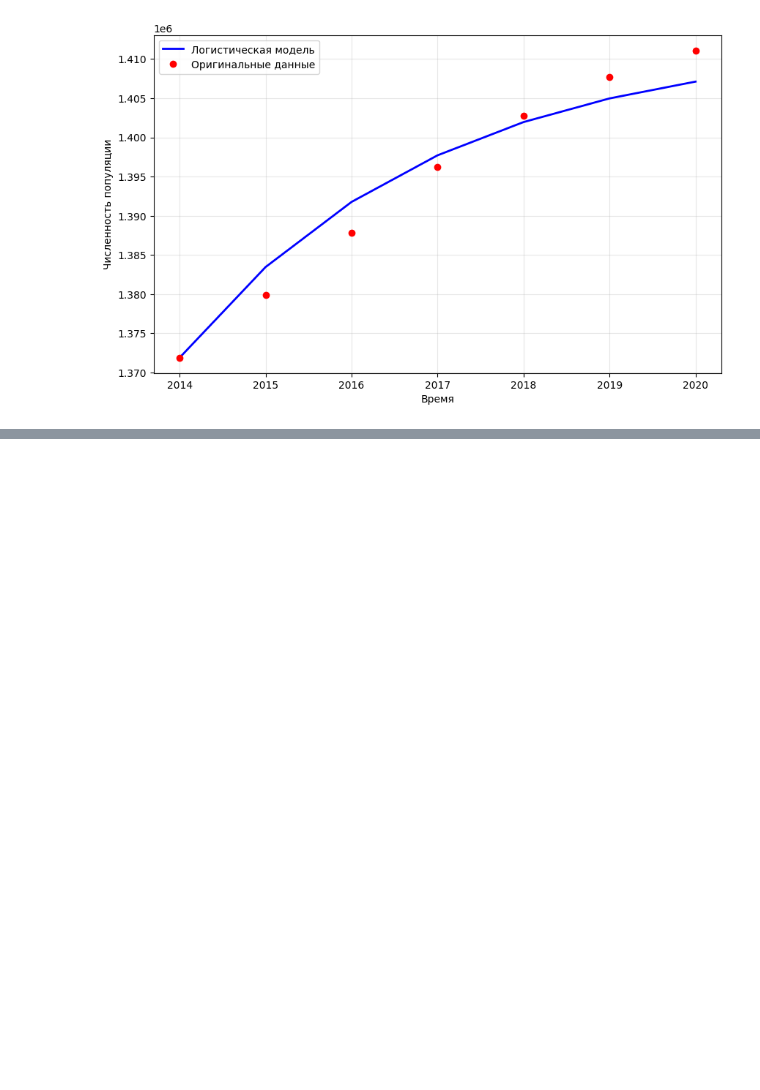
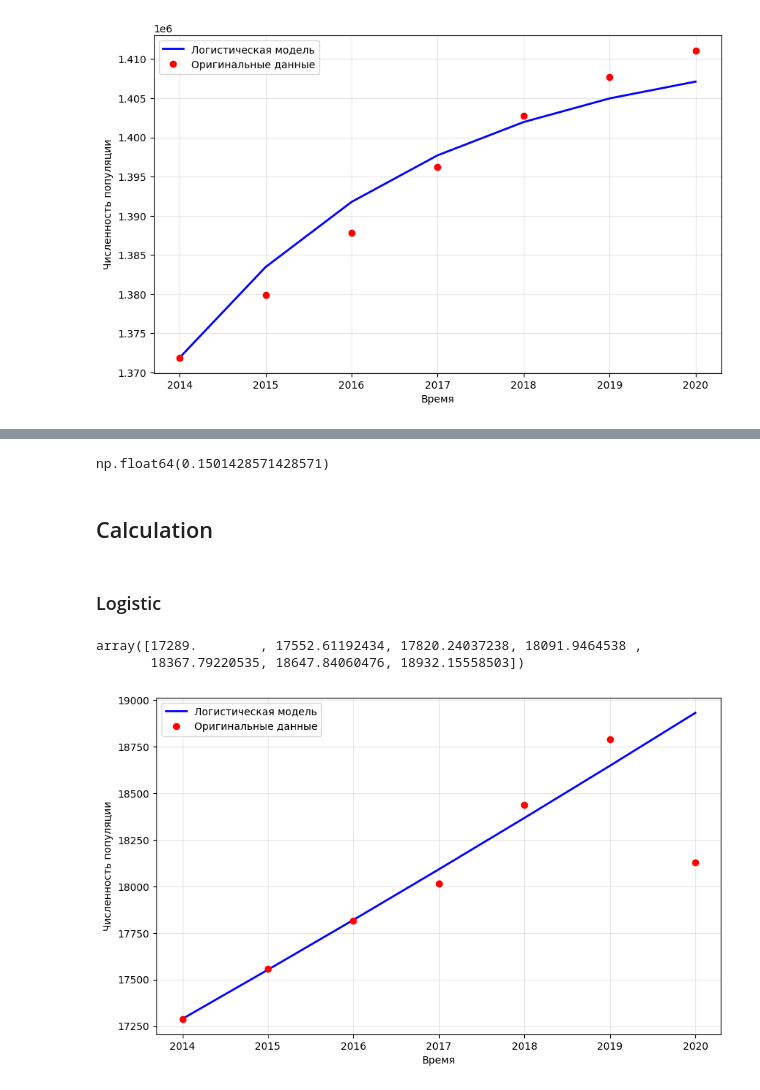
Before and after one commit to Jrol123/MathModeling, a Jupyter notebook: L1/src/main.ipynb, the cells around one changed output, grey strips where cells are left out. Saved outputs shown, nothing was run; the diff lists cells and outputs as text; code cells hidden in the pictures; blank space fills up the shorter version.

```diff
--- a/L1/src/main.ipynb
+++ b/L1/src/main.ipynb
@@ -183,0 +194,5 @@ plot_population(t_china + starting_year_china, P_logistic_china, "Логисти
+# %%
+df_kaz = pd.read_csv("../data/kazahstan.csv", index_col=0, dtype={"persons": "int"})
+kaz_person_multiplier = int(1e3)
+
+df_kaz
@@ -183,0 +209,50 @@ plot_population(t_china + starting_year_china, P_logistic_china, "Логисти
+# %%
+calc_idx_kaz = 0
+
+kaz_timeline = df_kaz.index
+kaz_population_timeline = df_kaz["persons"]
+
+starting_year_kaz = kaz_timeline[calc_idx_kaz]
+predict_idx_kaz = [i for i in range(1, len(df_kaz))]
+interval_len_kaz = len(df_kaz) - 1
+
+birth_rate_mean_kaz = df_kaz["birth_rate"].mean()
+death_rate_mean_kaz = df_kaz["death_rate"].mean()
+natural_rate_mean_kaz = df_kaz["natural_rate"].mean()
+# %%
+P0_kaz = df_kaz["persons"].iloc(0)[0]
+r_kaz = natural_rate_mean_kaz / 100
+# %%
+r_kaz
+# %% [output]
+np.float64(0.1501428571428571)
+# %% [markdown]
+## Calculation
+# %% [markdown]
+### Logistic
+# %%
+t_kaz = get_time_array(
+    starting_year_kaz - starting_year_kaz,
+    df_kaz.index[predict_idx_kaz[-1]] - starting_year_kaz + additional_prognosis_years,
+    time_step,
+)
+P_logistic_kaz = logistic_model(
+    t_kaz,
+    P0_kaz,
+    r_kaz - 0.135,
+    int(25e6),
+)
+P_logistic_kaz
+# %% [output]
+array([17289.        , 17552.61192434, 17820.24037238, 18091.9464538 ,
+       18367.79220535, 18647.84060476, 18932.15558503])
+# %%
+plot_population(
+    t_kaz + starting_year_kaz,
+    P_logistic_kaz,
+    "Логистическая модель",
+    kaz_timeline,
+    kaz_population_timeline,
+)
+# %% [output]
+[figure, added]
```
Also changed, not shown: parts of 5 cells of this notebook, 1 other file.
